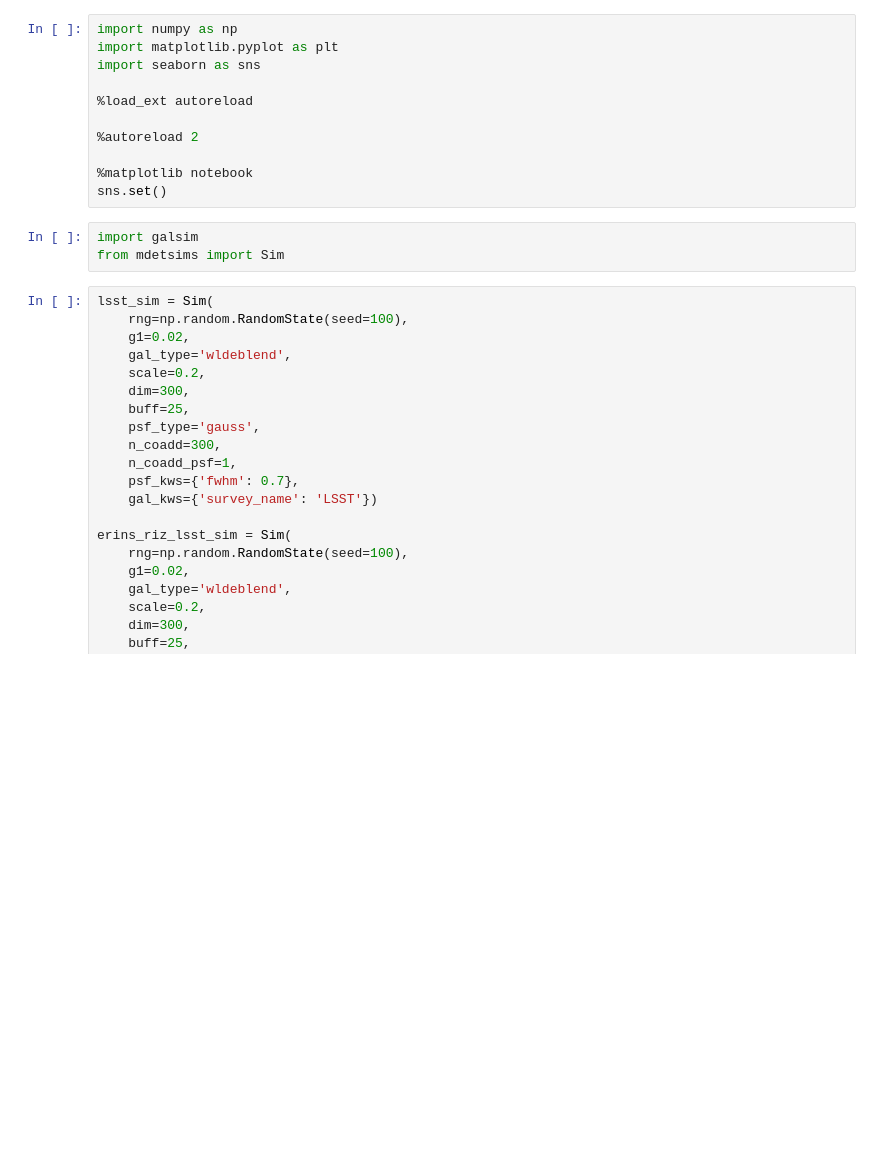
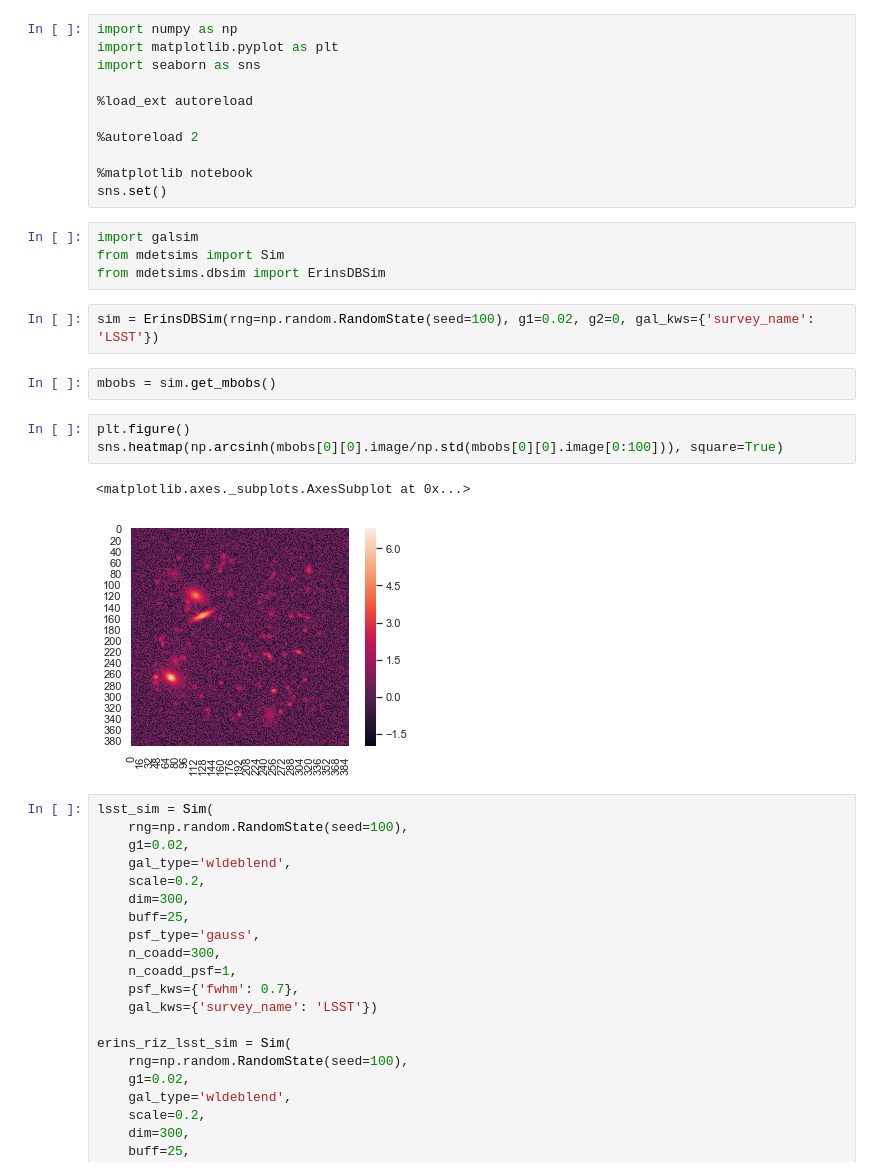
Before and after one commit to beckermr/metadetect-sims, a Jupyter notebook: plots_and_notebooks/plot_sim.ipynb, the cells around one changed output. Drawn from its saved outputs; the diff is of its cells as text; blank space fills up the shorter version.

Commit message:
add dbsim stuff

```diff
--- a/plots_and_notebooks/plot_sim.ipynb
+++ b/plots_and_notebooks/plot_sim.ipynb
@@ -12,6 +12,17 @@ sns.set()
 # %%
 import galsim
 from mdetsims import Sim
+from mdetsims.dbsim import ErinsDBSim
+# %%
+sim = ErinsDBSim(rng=np.random.RandomState(seed=100), g1=0.02, g2=0, gal_kws={'survey_name': 'LSST'})
+# %%
+mbobs = sim.get_mbobs()
+# %%
+plt.figure()
+sns.heatmap(np.arcsinh(mbobs[0][0].image/np.std(mbobs[0][0].image[0:100])), square=True)
+# %% [output]
+<matplotlib.axes._subplots.AxesSubplot at 0x...>
+[figure, added]
 # %%
 lsst_sim = Sim(
     rng=np.random.RandomState(seed=100),
```
Also changed, not shown: parts of 8 cells of this notebook, 20 other files.
